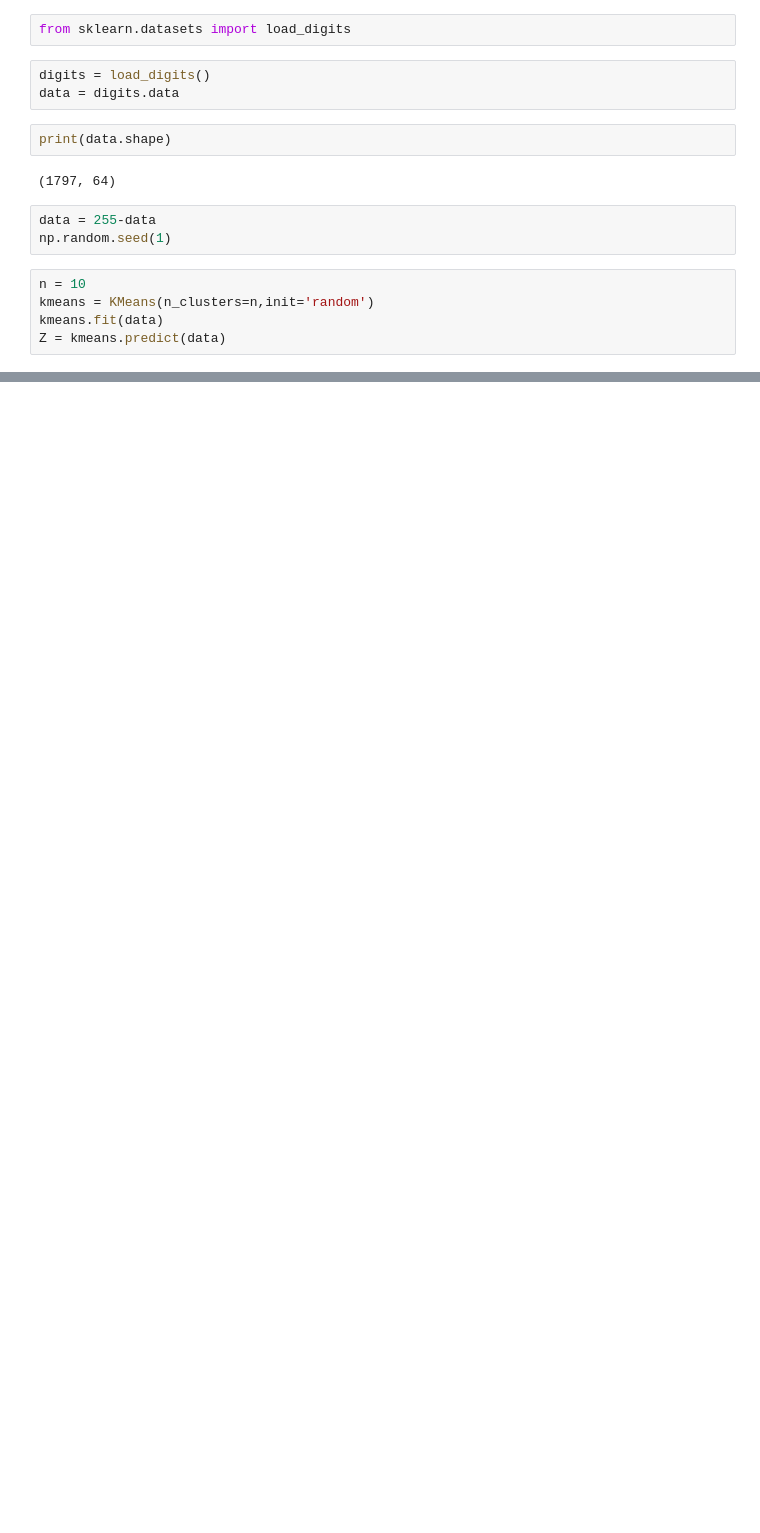
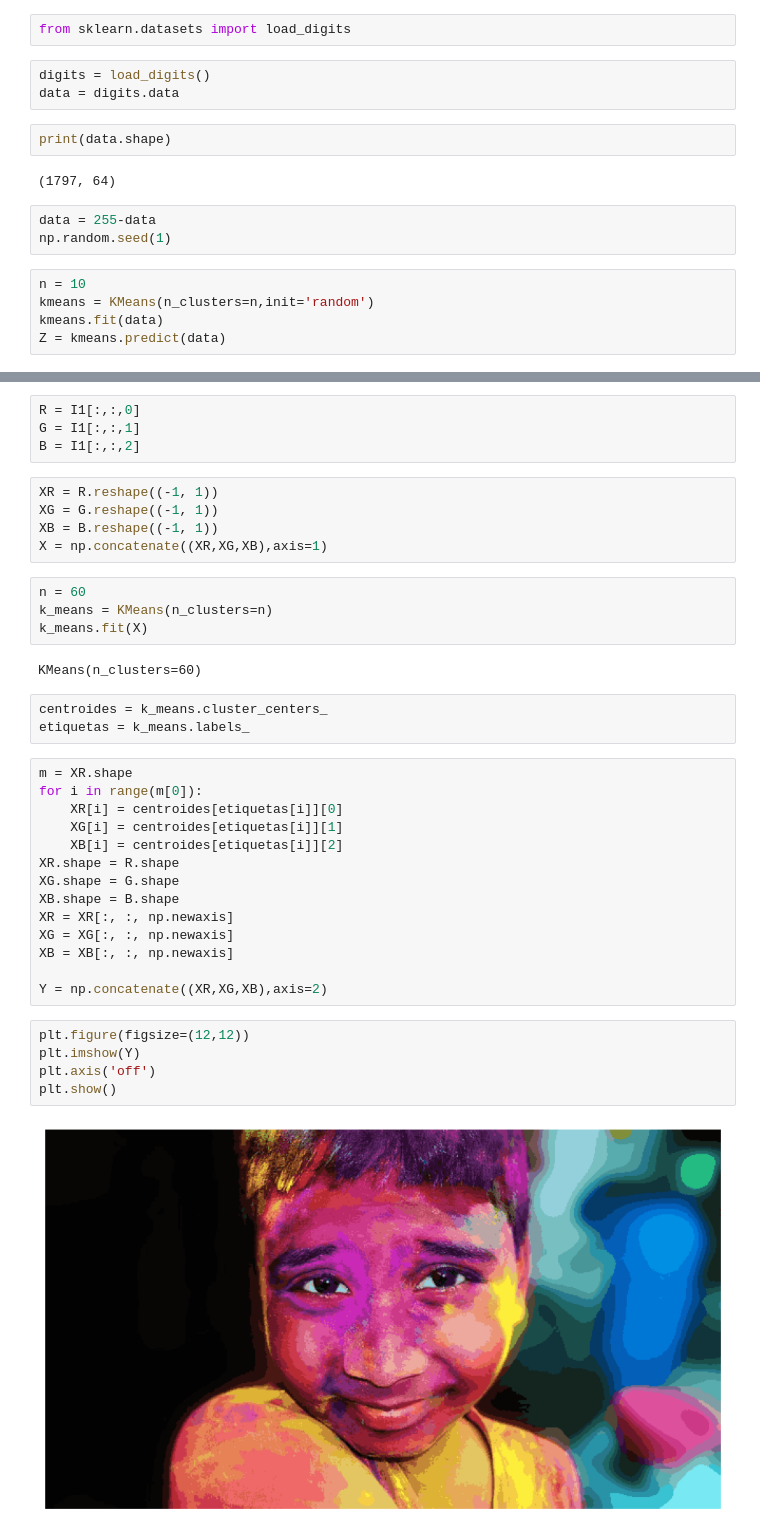
Before and after one commit to fvilcaqui/KMeans, a Jupyter notebook: Ejercicio2.ipynb, the cells around one changed output, grey strips where cells are left out. Saved outputs shown, nothing was run; the diff lists cells and outputs as text; blank space fills up the shorter version.

```diff
--- a/Ejercicio2.ipynb
+++ b/Ejercicio2.ipynb
@@ -46,0 +82,39 @@ ValueError: Number of rows must be a positive integer, not 19.0
+# %%
+R = I1[:,:,0]
+G = I1[:,:,1]
+B = I1[:,:,2]
+# %%
+XR = R.reshape((-1, 1))
+XG = G.reshape((-1, 1))
+XB = B.reshape((-1, 1))
+X = np.concatenate((XR,XG,XB),axis=1)
+# %%
+n = 60
+k_means = KMeans(n_clusters=n)
+k_means.fit(X)
+# %% [output]
+KMeans(n_clusters=60)
+# %%
+centroides = k_means.cluster_centers_
+etiquetas = k_means.labels_
+# %%
+m = XR.shape
+for i in range(m[0]):
+    XR[i] = centroides[etiquetas[i]][0]
+    XG[i] = centroides[etiquetas[i]][1]
+    XB[i] = centroides[etiquetas[i]][2]
+XR.shape = R.shape
+XG.shape = G.shape
+XB.shape = B.shape
+XR = XR[:, :, np.newaxis]
+XG = XG[:, :, np.newaxis]
+XB = XB[:, :, np.newaxis]
+
+Y = np.concatenate((XR,XG,XB),axis=2)
+# %%
+plt.figure(figsize=(12,12))
+plt.imshow(Y)
+plt.axis('off')
+plt.show()
+# %% [output]
+[figure, added]
```
Also changed, not shown: parts of 15 cells of this notebook, 3 other files.
